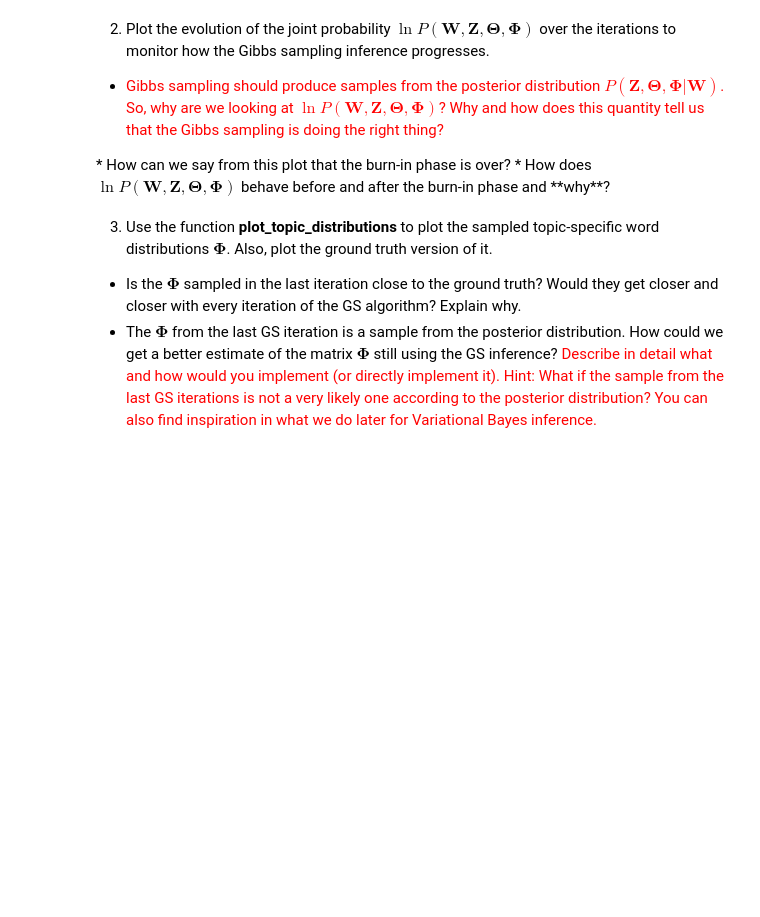
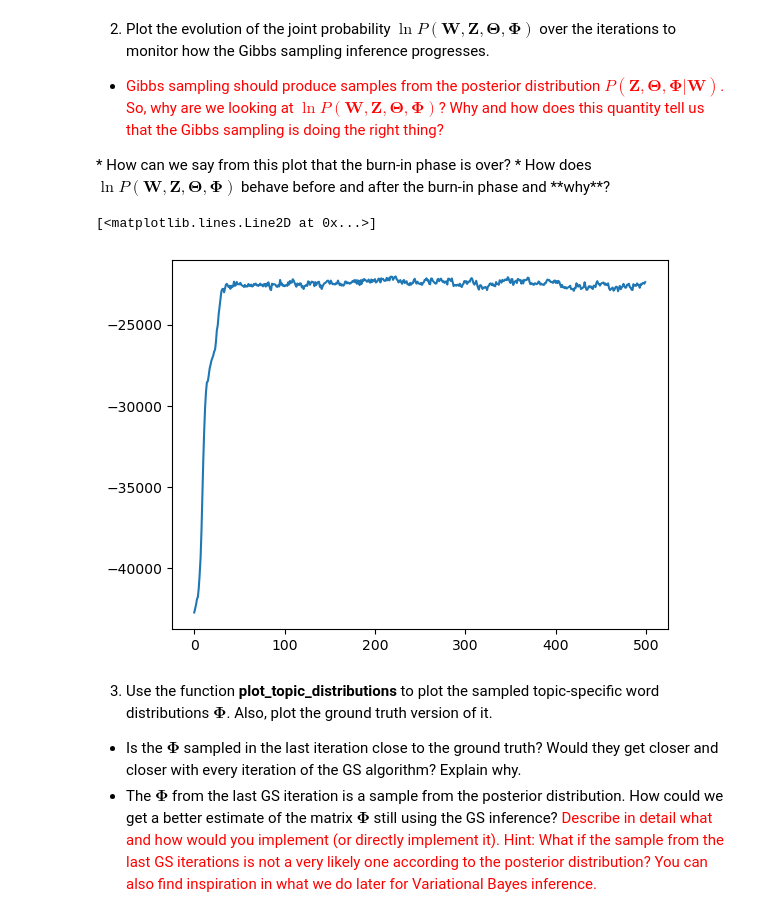
Before and after one commit to ankimme/vut-baya-bayesian-lda, a Jupyter notebook: BAYa_Assignment2022.ipynb, the cells around one changed output. Cells and saved outputs as stored; diff of their text form; code cells hidden in the pictures; blank space fills up the shorter version.

```diff
--- a/BAYa_Assignment2022.ipynb
+++ b/BAYa_Assignment2022.ipynb
@@ -316,3 +324,8 @@ array([[0.88552069, 0.02108062, 0.09339869]])
+# %%
+plt.plot(elbo_series)
+# %% [output]
+[<matplotlib.lines.Line2D at 0x...>]
+[figure, added]
 # %% [markdown]
 3. Use the function **plot_topic_distributions** to plot the sampled topic-specific word distributions $\boldsymbol{\Phi}$. Also, plot the ground truth version of it.
  * Is the $\boldsymbol{\Phi}$ sampled in the last iteration close to the ground truth? Would they get closer and closer with every iteration of the GS algorithm? Explain why.
```
Also changed, not shown: parts of 3 cells of this notebook.
